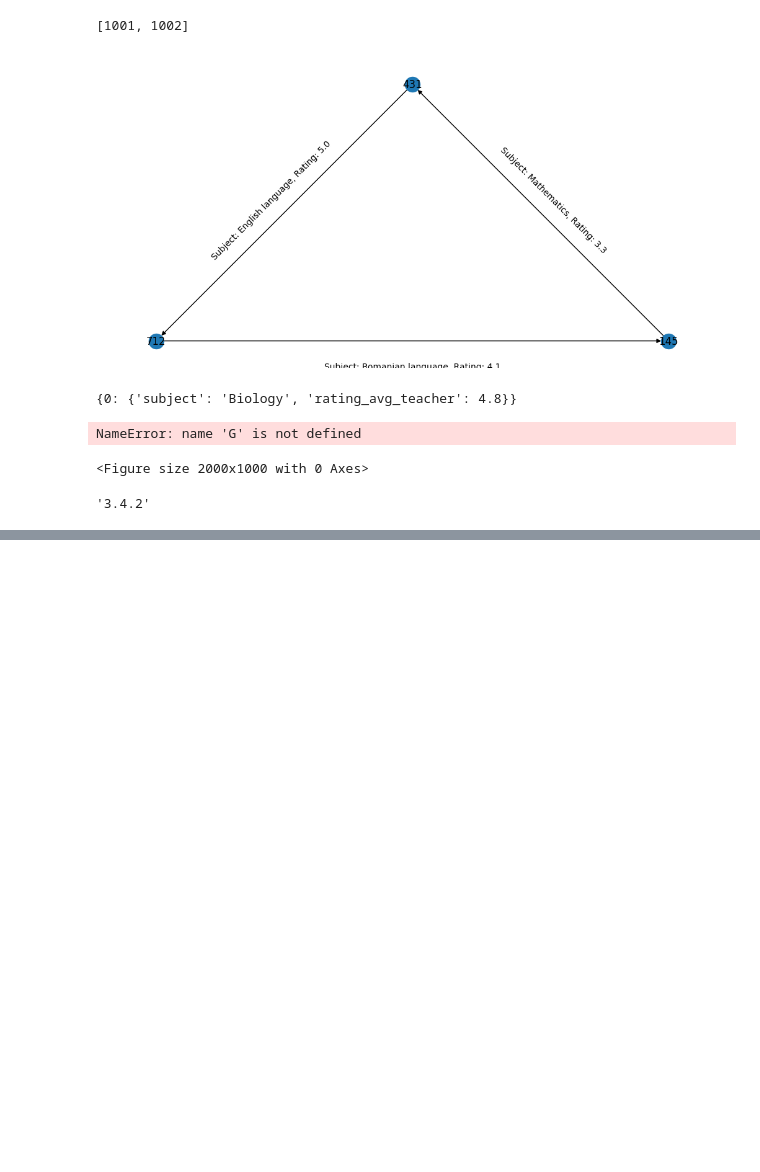
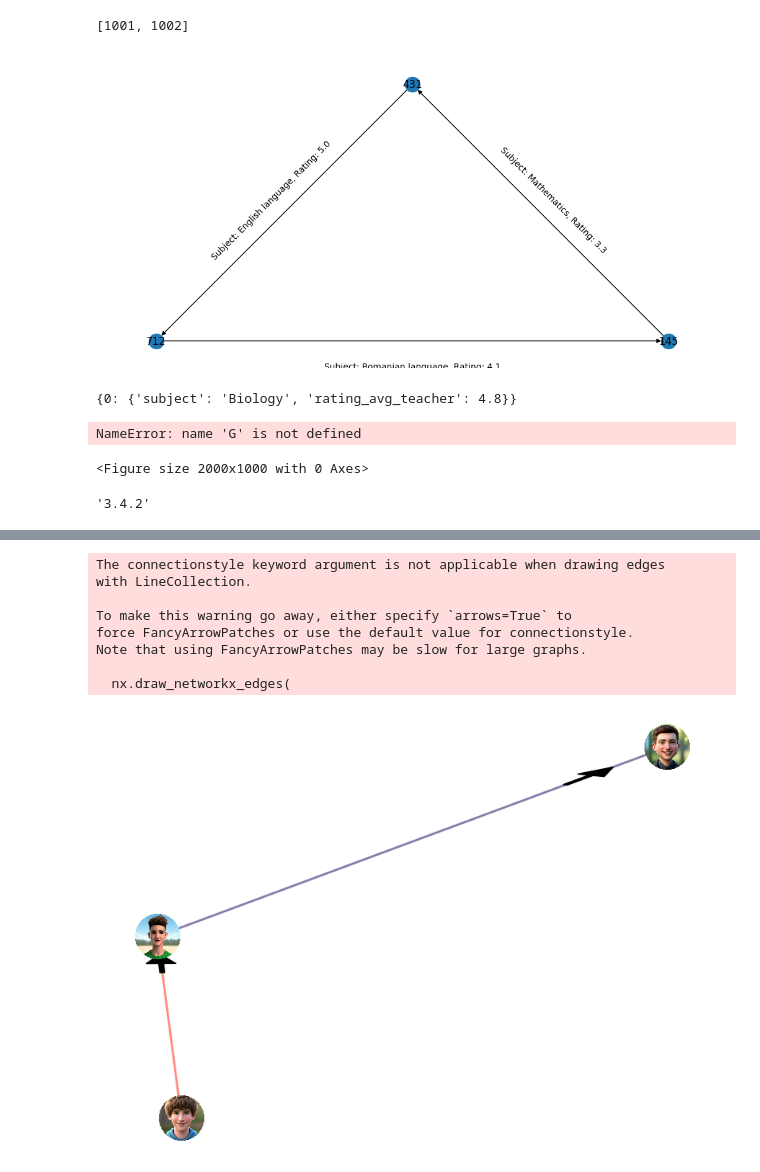
Before and after one commit to njaric03/UniHack24-Vanjo, a Jupyter notebook: knowledge_graph/make_knowledge_graph.ipynb, the cells around one changed output, grey strips where cells are left out. Drawn from its saved outputs; the diff is of its cells as text; code cells hidden in the pictures; blank space fills up the shorter version.

```diff
--- a/knowledge_graph/make_knowledge_graph.ipynb
+++ b/knowledge_graph/make_knowledge_graph.ipynb
@@ -99,0 +139,80 @@ nx.__version__
+# %%
+# OVAJ
+
+import networkx as nx
+import matplotlib.pyplot as plt
+import matplotlib.image as mpimg
+from matplotlib.offsetbox import OffsetImage, AnnotationBbox
+import matplotlib.patches as patches
+from PIL import Image, ImageOps, ImageDraw
+import numpy as np
+
+def make_circular_image(image_path):
+    img = Image.open(image_path).convert("RGBA")
+    size = min(img.size)
+    mask = Image.new("L", img.size, 0)
+    draw = ImageDraw.Draw(mask)
+    draw.ellipse((0, 0, size, size), fill=255)
+    mask = mask.resize(img.size, Image.ANTIALIAS)
+    circular_img = ImageOps.fit(img, (size, size), centering=(0.5, 0.5))
+    circular_img.putalpha(mask)
+    return circular_img
+
+G = nx.DiGraph()
+G.add_nodes_from([1, 2, 3])
+G.add_edges_from([(1, 2), (2, 3)])
+
+pos = nx.spring_layout(G)
+
+images = {
+    1: make_circular_image('/Users/vladco/Downloads/avatari/HEIF Image 3.jpeg'),
+    2: make_circular_image('/Users/vladco/Downloads/avatari/HEIF Image 4.jpeg'),
+    3: make_circular_image('/Users/vladco/Downloads/avatari/HEIF Image 5.jpeg')
+}
+
+plt.figure(figsize=(10, 7))
+
+edge_colors = ['#FF6F61', '#6B5B95']
+alpha_value = 0.8
+
+for i, (start, end) in enumerate(G.edges()):
+    nx.draw_networkx_edges(
+        G, pos, edgelist=[(start, end)], arrows=False,
+        connectionstyle='arc3,rad=0.3', edge_color=edge_colors[i % len(edge_colors)],
+        alpha=alpha_value, width=2
+    )
+
+ax = plt.gca()
+for node, (x, y) in pos.items():
+    img = np.array(images[node])
+    imagebox = OffsetImage(img, zoom=0.04)
+    ab = AnnotationBbox(imagebox, (x, y), frameon=False)
+    ax.add_artist(ab)
+
+arrow_position = 0.8
+
+for (start, end) in G.edges():
+    x_start, y_start = pos[start]
+    x_end, y_end = pos[end]
+
+    arrow_x = x_start + arrow_position * (x_end - x_start)
+    arrow_y = y_start + arrow_position * (y_end - y_start)
+
+    arrow = patches.FancyArrow(
+        arrow_x, arrow_y, (x_end - x_start) * 0.05, (y_end - y_start) * 0.05,
+        width=0.005, head_width=0.03, head_length=0.05, color='black'
+    )
+    ax.add_patch(arrow)
+
+plt.axis('off')
+plt.show()
+# %% [output]
+The connectionstyle keyword argument is not applicable when drawing edges
+with LineCollection.
+
+To make this warning go away, either specify `arrows=True` to
+force FancyArrowPatches or use the default value for connectionstyle.
+Note that using FancyArrowPatches may be slow for large graphs.
+
+  nx.draw_networkx_edges(
+[figure, added]
```
Also changed, not shown: parts of 2 cells of this notebook.
